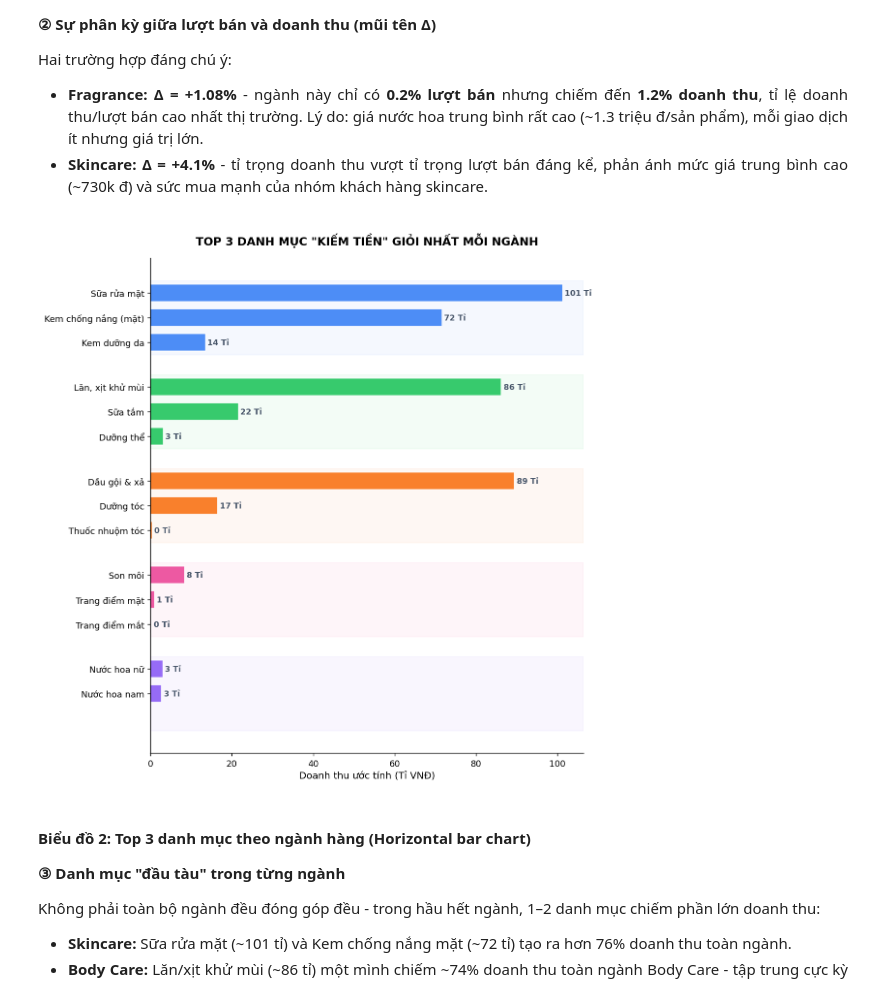
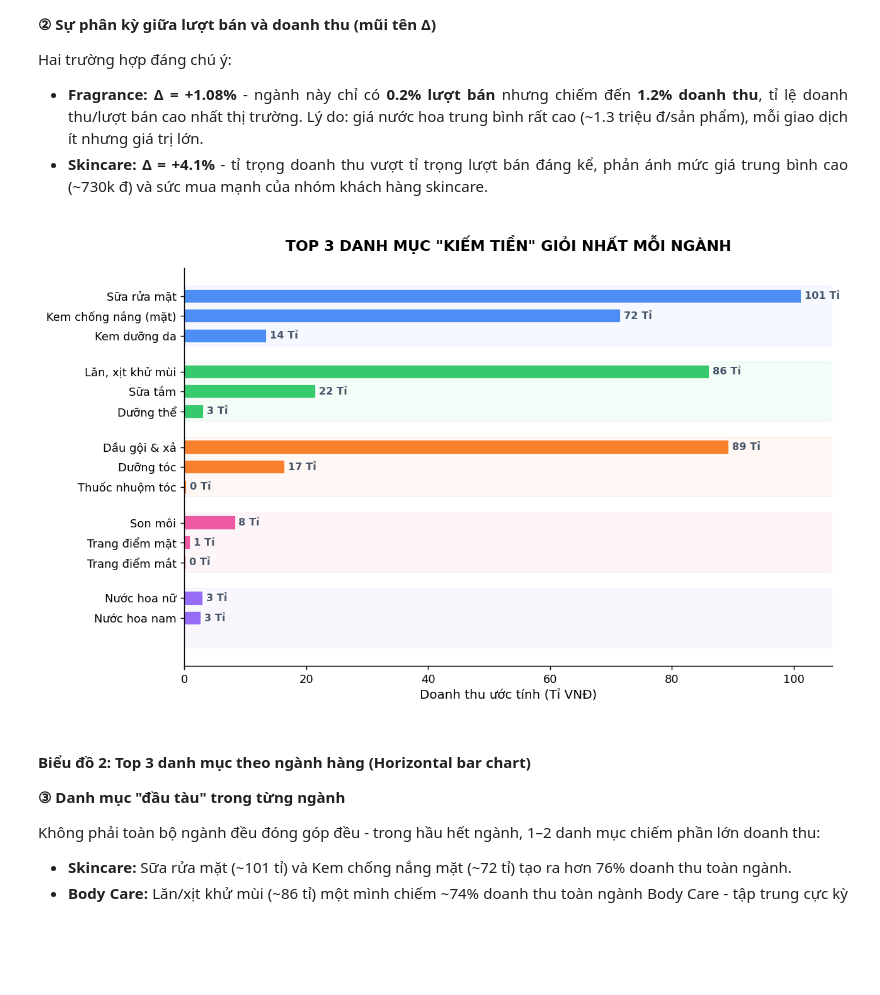
Before and after one commit to TrucHang676/TQH-LAB010-N5, a Jupyter notebook: notebooks/DataVisualization _ 23120201.ipynb, the cells around one changed output. Saved outputs shown, nothing was run; the diff lists cells and outputs as text; code cells hidden in the pictures; blank space fills up the shorter version.

```diff
--- a/notebooks/DataVisualization _ 23120201.ipynb
+++ b/notebooks/DataVisualization _ 23120201.ipynb
@@ -203,7 +203,7 @@ Mặc dù hàng ngoại dẫn đầu về doanh thu, dữ liệu niêm yết s
 # BIỂU ĐỒ 2: Bar chart doanh thu theo quốc gia
 # ══════════════════════════════════════════════════════════════════════
 
-fig, ax2 = plt.subplots(1, 1, figsize=(10, 7))
+fig, ax2 = plt.subplots(1, 1, figsize=(8, 5))
 
 bar_colors = [C_DOMESTIC if c == 'Việt Nam' else '#94A3B8'
               for c in rev_by_country.index]
@@ -455,41 +455,41 @@ Hai trường hợp đáng chú ý:
 # BIỂU ĐỒ 2: Top category bar ngang theo ngành
 # ═══════════════════════════════════════════════════════════════════════
 
-fig, ax_cat = plt.subplots(figsize=(9, 9))
+fig, ax_cat = plt.subplots(figsize=(10, 6))
 
 y_pos, y_label, x_vals, colors = [], [], [], []
 offset = 0
 for pt in grp['product_type']:
     cats = top_cats[top_cats['product_type'] == pt].head(3)
     # Vẽ dải nền mờ để phân nhóm ngành
     ax_cat.axhspan(offset - 0.5, offset + 2.5, color=TYPE_COLORS[pt], alpha=0.05)
     for _, row in cats.iterrows():
         y_pos.append(offset)
         y_label.append(row['category'])
         x_vals.append(row['cat_rev'] / 1e9)
         colors.append(TYPE_COLORS[pt])
         offset += 1
     offset += 0.8 # Khoảng trống giữa các nhóm ngành
 
 bars_c = ax_cat.barh(y_pos, x_vals, color=colors, height=0.7, edgecolor='white', alpha=0.9)
 ax_cat.set_yticks(y_pos)
 ax_cat.set_yticklabels(y_label, fontsize=10)
 ax_cat.invert_yaxis()
 
 # Nhãn doanh thu cuối thanh
 for bar in bars_c:
     ax_cat.text(bar.get_width() + 0.5, bar.get_y() + bar.get_height()/2, f"{bar.get_width():.0f} Tỉ",
                 va='center', fontsize=9, fontweight='bold', color='#475569')
 
 ax_cat.set_title('TOP 3 DANH MỤC "KIẾM TIỀN" GIỎI NHẤT MỖI NGÀNH', fontsize=13, fontweight='bold', pad=15)
 ax_cat.set_xlabel('Doanh thu ước tính (Tỉ VNĐ)', fontsize=11)
 ax_cat.spines['right'].set_visible(False)
 ax_cat.spines['top'].set_visible(False)
 
 plt.tight_layout()
 plt.show()
 # %% [output]
-[figure, old version]
+[figure, new version]
 # %% [markdown]
 #### **Biểu đồ 2: Top 3 danh mục theo ngành hàng (Horizontal bar chart)**
 
```
Also changed, not shown: parts of 4 cells of this notebook.
